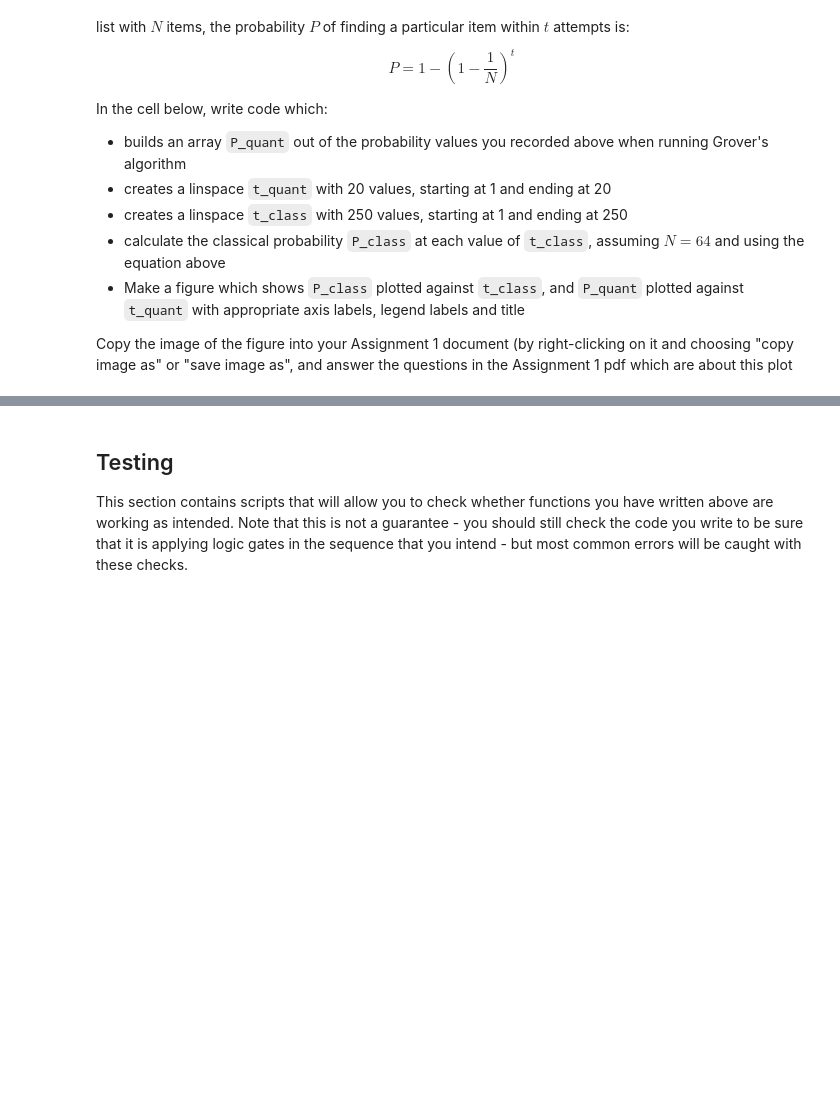
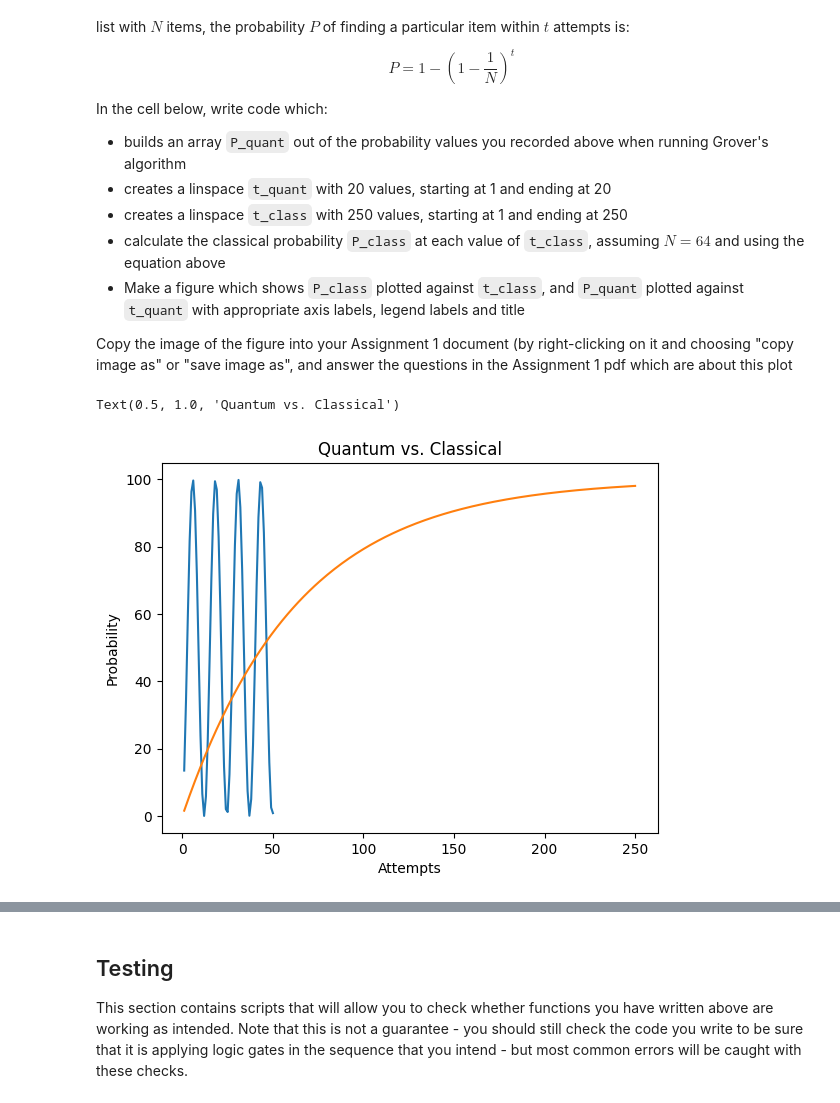
Before and after one commit to RubaAlhazmi/groversalgorithm, a Jupyter notebook: grovers.ipynb, the cells around one changed output, grey strips where cells are left out. Saved outputs shown, nothing was run; the diff lists cells and outputs as text; code cells hidden in the pictures; blank space fills up the shorter version.

Commit message:
plot

```diff
--- a/grovers.ipynb
+++ b/grovers.ipynb
@@ -189,11 +246,19 @@ In the cell below, write code which:
 
 Copy the image of the figure into your Assignment 1 document (by right-clicking on it and choosing "copy image as" or "save image as", and answer the questions in the Assignment 1 pdf which are about this plot
 # %%
-P_quant = [X, Y, Z, A, B, C, D]
-t_quant = np.linspace(A, B, C)
+P_quant = [13.4827, 34.3895, 59.1380, 81.6377, 96.3515, 99.6586, 90.7449, 71.8042, 47.4976, 23.8068, 6.5620, 0.0071, 5.7550, 22.3914, 45.8221, 70.2809, 89.7488, 99.4347, 96.9550, 82.9200, 60.7836, 35.9935, 14.6502, 2.0063, 1.1733, 12.3563, 32.8032, 57.4821, 80.3197, 95.6958, 99.8264, 91.6951, 73.3029, 49.1760, 25.2518, 7.4181, 0.0634, 4.9979, 21.0071, 44.1512, 68.7347, 88.7077, 99.1550, 97.5055, 84.1652, 62.4171, 37.6132, 15.8576, 2.5042, 0.8393]
+t_quant = np.linspace(1, 50, num=50)
 
-t_class = np.linspace()
-P_class = (1 - (MATH)**t_class)
-
+t_class = np.linspace(1, 250, num=250)
+P_class = (1 - (63/64)**t_class)*100
 
 # Plotting - Line/points
+
+plt.plot(t_quant, P_quant, label="Quantum")
+plt.plot(t_class, P_class, label="Classical")
+plt.xlabel("Attempts")
+plt.ylabel("Probability")
+plt.title("Quantum vs. Classical")
+# %% [output]
+Text(0.5, 1.0, 'Quantum vs. Classical')
+[figure, added]
```
Also changed, not shown: parts of 10 cells of this notebook.
